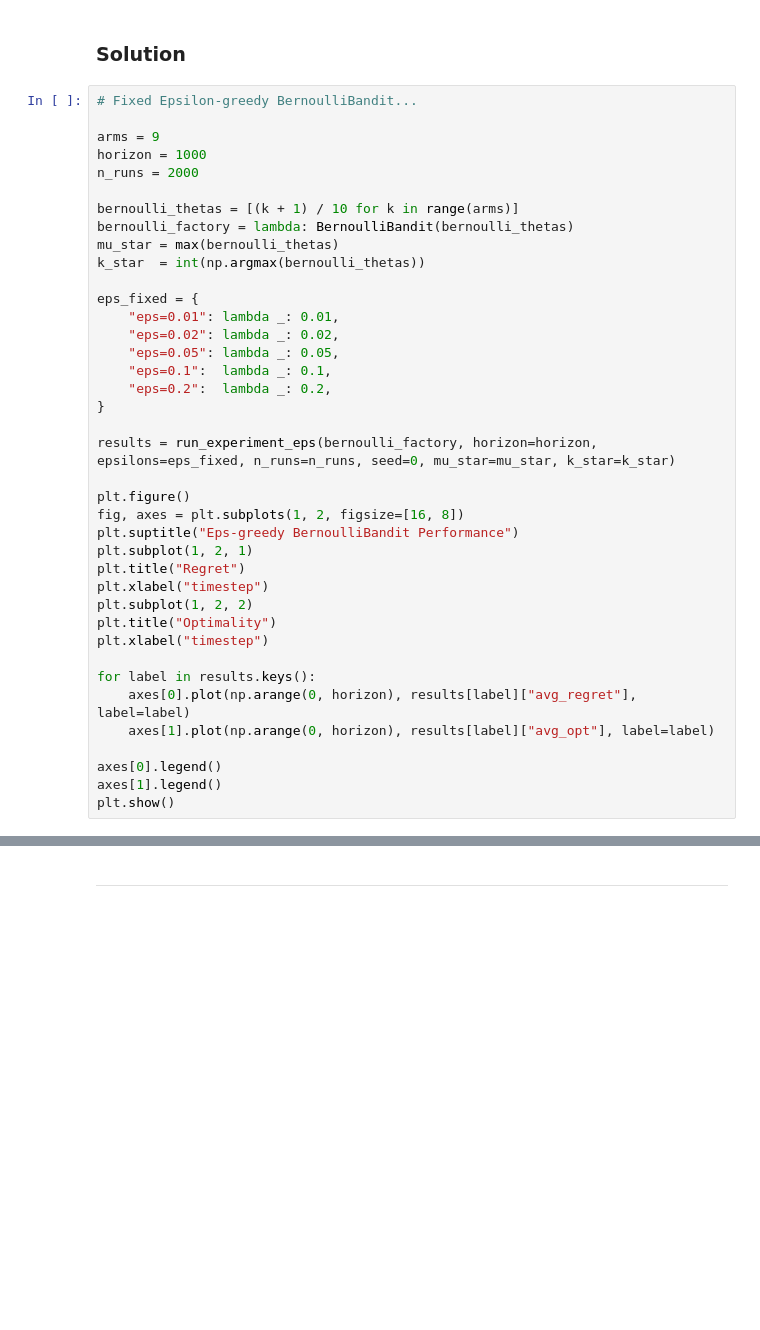
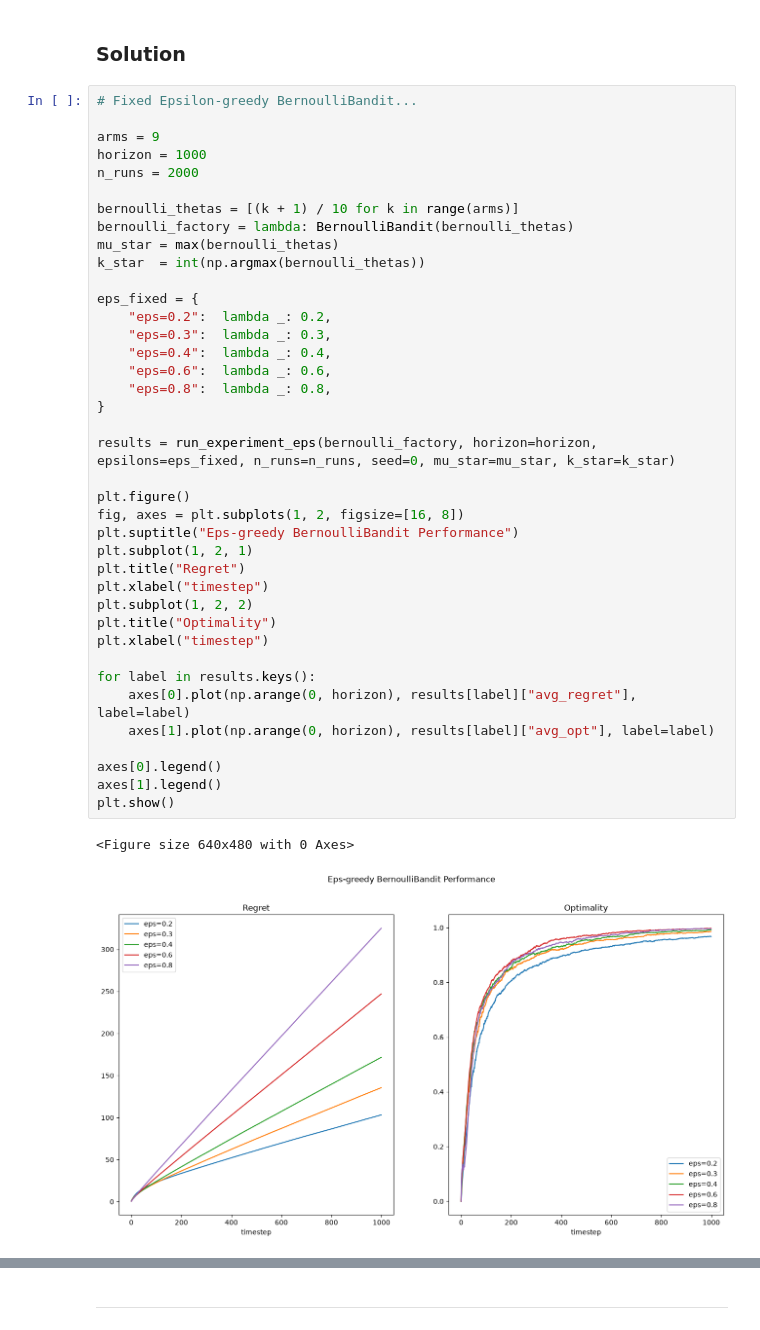
Before and after one commit to kallefrisk/Schoolwork, a Jupyter notebook: Python/ReinforcementLearning/4ma903_lab1.ipynb, the cells around one changed output, grey strips where cells are left out. Saved outputs shown, nothing was run; the diff lists cells and outputs as text; blank space fills up the shorter version.

```diff
--- a/Python/ReinforcementLearning/4ma903_lab1.ipynb
+++ b/Python/ReinforcementLearning/4ma903_lab1.ipynb
@@ -411,37 +414,40 @@ horizon = 1000
 n_runs = 2000
 
 bernoulli_thetas = [(k + 1) / 10 for k in range(arms)]
 bernoulli_factory = lambda: BernoulliBandit(bernoulli_thetas)
 mu_star = max(bernoulli_thetas)
 k_star  = int(np.argmax(bernoulli_thetas))
 
 eps_fixed = {
-    "eps=0.01": lambda _: 0.01,
-    "eps=0.02": lambda _: 0.02,
-    "eps=0.05": lambda _: 0.05,
-    "eps=0.1":  lambda _: 0.1,
     "eps=0.2":  lambda _: 0.2,
+    "eps=0.3":  lambda _: 0.3,
+    "eps=0.4":  lambda _: 0.4,
+    "eps=0.6":  lambda _: 0.6,
+    "eps=0.8":  lambda _: 0.8,
 }
 
 results = run_experiment_eps(bernoulli_factory, horizon=horizon, epsilons=eps_fixed, n_runs=n_runs, seed=0, mu_star=mu_star, k_star=k_star)
 
 plt.figure()
 fig, axes = plt.subplots(1, 2, figsize=[16, 8])
 plt.suptitle("Eps-greedy BernoulliBandit Performance")
 plt.subplot(1, 2, 1)
 plt.title("Regret")
 plt.xlabel("timestep")
 plt.subplot(1, 2, 2)
 plt.title("Optimality")
 plt.xlabel("timestep")
 
 for label in results.keys():
     axes[0].plot(np.arange(0, horizon), results[label]["avg_regret"], label=label)
     axes[1].plot(np.arange(0, horizon), results[label]["avg_opt"], label=label)
 
 axes[0].legend()
 axes[1].legend()
 plt.show()
+# %% [output]
+<Figure size 640x480 with 0 Axes>
+[figure, added]
 # %%
 # Decaying Epsilon-greedy BernoulliBandit...
 
```
Also changed, not shown: parts of 12 cells of this notebook.
